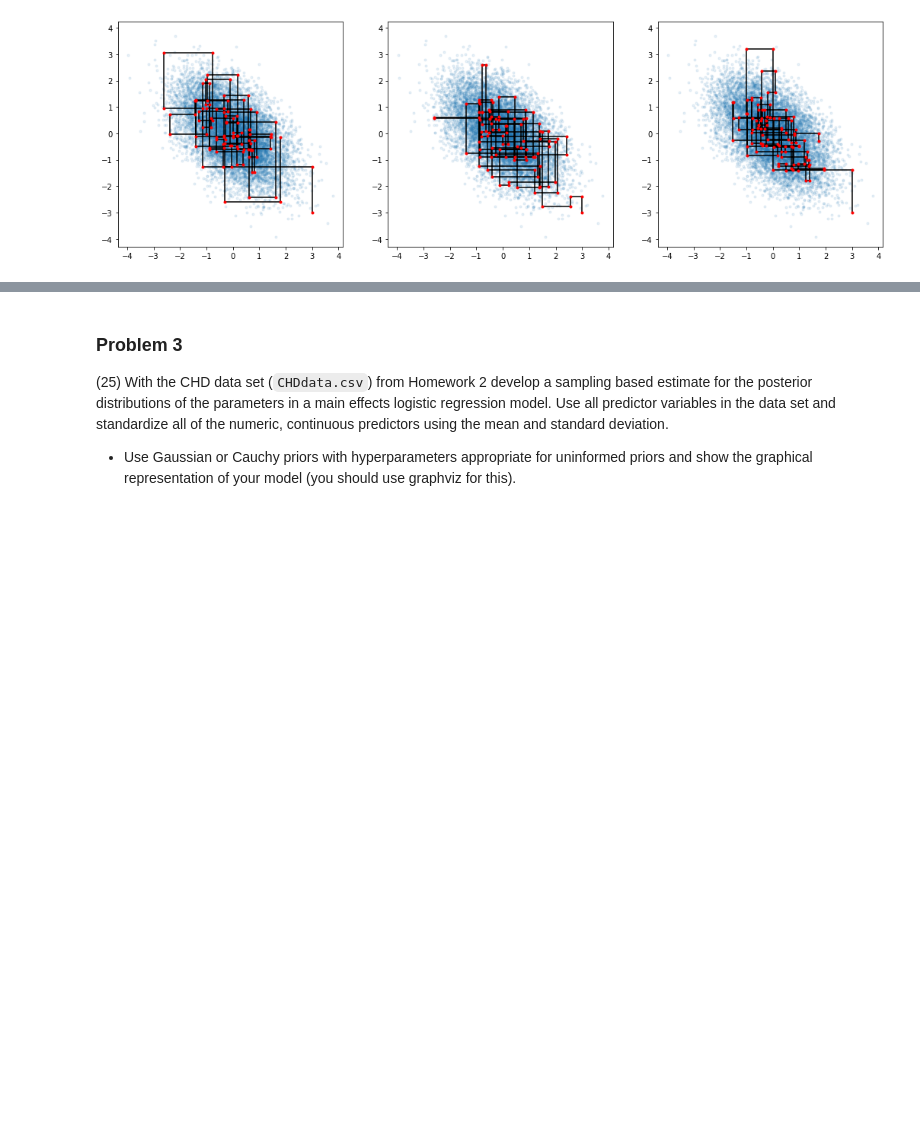
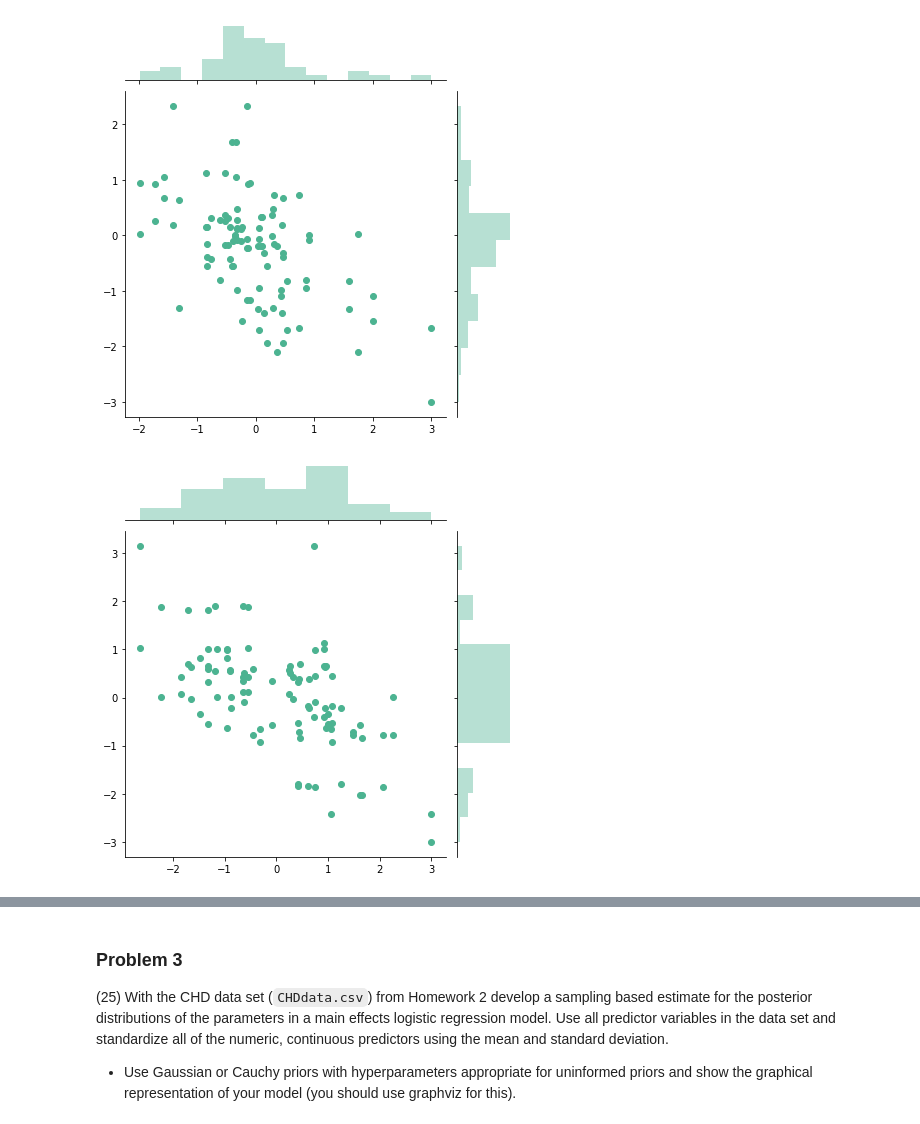
Before and after one commit to congxinxu0116/UVA, a Jupyter notebook: DS 6014/Homework 3 Sampling.ipynb, the cells around one changed output, grey strips where cells are left out. Cells and saved outputs as stored; diff of their text form; code cells hidden in the pictures; blank space fills up the shorter version.

```diff
--- a/DS 6014/Homework 3 Sampling.ipynb
+++ b/DS 6014/Homework 3 Sampling.ipynb
@@ -123,15 +123,10 @@ def gibbs_sample(univariate_conditionals, sample_count):
 
     return samples
 # %%
-# 3 Runs
-fig, axs = plt.subplots(nrows = 1, ncols = 3, sharex = True, figsize = (18, 12))
-
 for i in range(3):
     univariate_conditionals = [get_conditional_dist(joint_mu, joint_cov, d) for d in range(2)]
     samples = gibbs_sample(univariate_conditionals, sample_count=100)
-    axs[i].plot(*samples_from_true_distribution, '.', alpha=0.1)
-    axs[i].plot(*samples, 'k')
-    axs[i].plot(*samples, '.r')
-    axs[i].axis('square')
+    sns.jointplot(samples[0], samples[1], kind="scatter", color="#4CB391")
 # %% [output]
-[figure, old version]
+[figure, new version]
+[figure, added]
```
Also changed, not shown: parts of 35 cells of this notebook.
